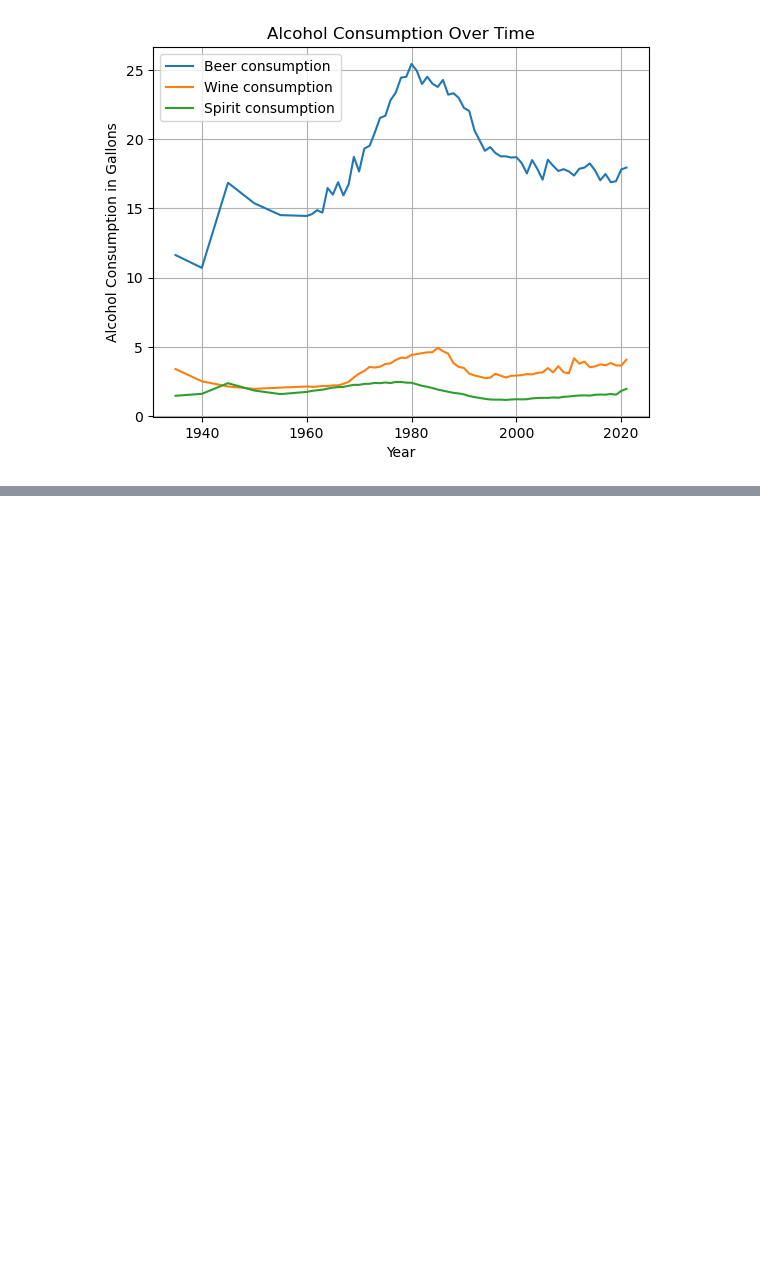
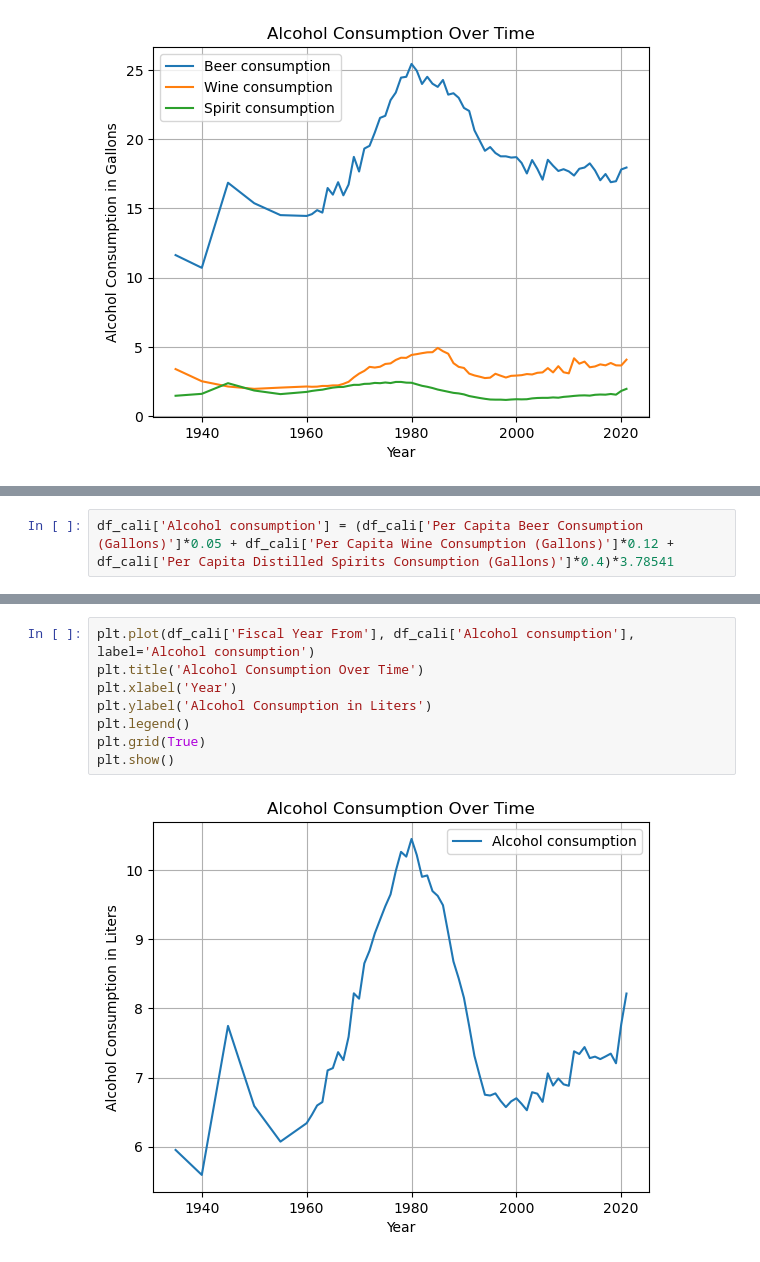
Before and after one commit to StenRSM/CIBI, a Jupyter notebook: exploration.ipynb, the cells around one changed output, grey strips where cells are left out. Drawn from its saved outputs; the diff is of its cells as text; blank space fills up the shorter version.

```diff
--- a/exploration.ipynb
+++ b/exploration.ipynb
@@ -94,0 +98,2 @@ plt.show()
+# %%
+df_cali['Alcohol consumption'] = (df_cali['Per Capita Beer Consumption (Gallons)']*0.05 + df_cali['Per Capita Wine Consumption (Gallons)']*0.12 + df_cali['Per Capita Distilled Spirits Consumption (Gallons)']*0.4)*3.78541
@@ -94,0 +116,10 @@ plt.show()
+# %%
+plt.plot(df_cali['Fiscal Year From'], df_cali['Alcohol consumption'], label='Alcohol consumption')
+plt.title('Alcohol Consumption Over Time')
+plt.xlabel('Year')
+plt.ylabel('Alcohol Consumption in Liters')
+plt.legend()
+plt.grid(True)
+plt.show()
+# %% [output]
+[figure, added]
```
Also changed, not shown: parts of 2 cells of this notebook.
